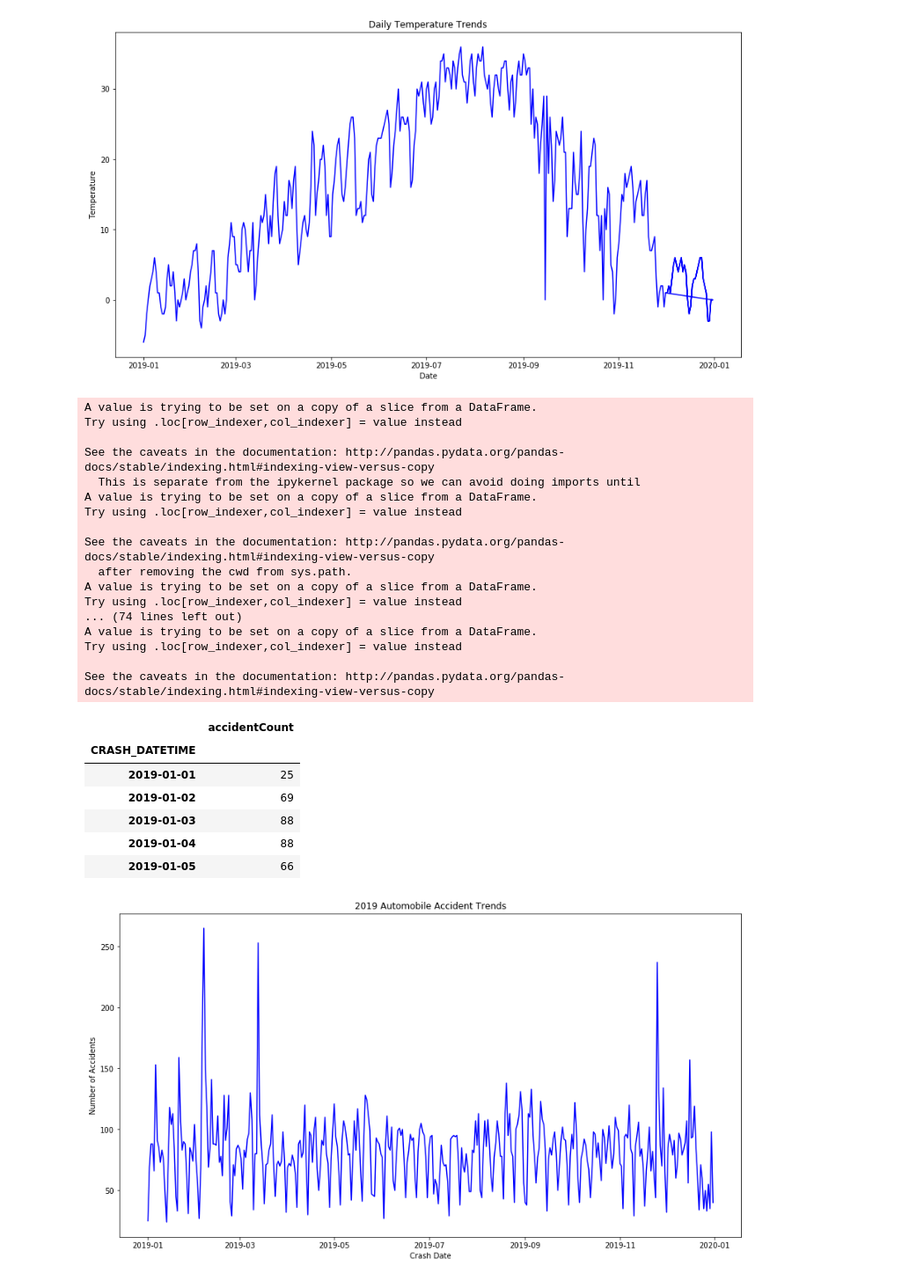
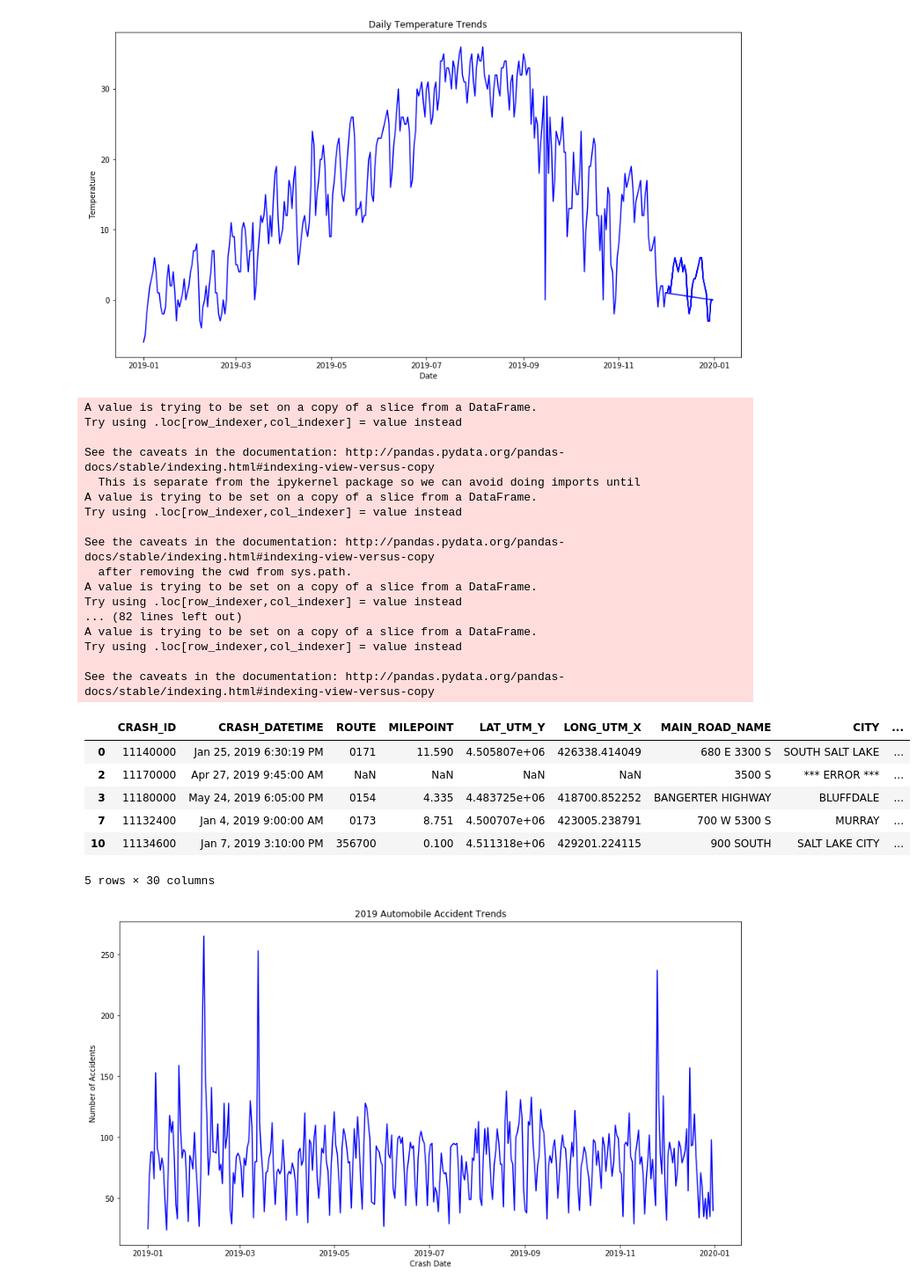
Before and after one commit to ckyle25/dSFinalProject2020, a Jupyter notebook: Automobile Accidents.ipynb, the cells around one changed output. Shown at 88% size. Saved outputs shown, nothing was run; the diff lists cells and outputs as text; code cells hidden in the pictures.

```diff
--- a/Automobile Accidents.ipynb
+++ b/Automobile Accidents.ipynb
@@ -81,42 +84,46 @@ saltLakeAccidents["IMPROPER_RESTRAINT"] = saltLakeAccidents.IMPROPER_RESTRAINT.e
 saltLakeAccidents["UNRESTRAINED"] = saltLakeAccidents.UNRESTRAINED.eq('Y').mul(1)
 saltLakeAccidents["INTERSECTION_RELATED"] = saltLakeAccidents.INTERSECTION_RELATED.eq('Y').mul(1)
 saltLakeAccidents["WILD_ANIMAL_RELATED"] = saltLakeAccidents.WILD_ANIMAL_RELATED.eq('Y').mul(1)
 saltLakeAccidents["DOMESTIC_ANIMAL_RELATED"] = saltLakeAccidents.DOMESTIC_ANIMAL_RELATED.eq('Y').mul(1)
 saltLakeAccidents["OVERTURN_ROLLOVER"] = saltLakeAccidents.OVERTURN_ROLLOVER.eq('Y').mul(1)
 saltLakeAccidents["COMMERCIAL_MOTOR_VEH_INVOLVED"] = saltLakeAccidents.COMMERCIAL_MOTOR_VEH_INVOLVED.eq('Y').mul(1)
 saltLakeAccidents["TEENAGE_DRIVER_INVOLVED"] = saltLakeAccidents.TEENAGE_DRIVER_INVOLVED.eq('Y').mul(1)
 saltLakeAccidents["OLDER_DRIVER_INVOLVED"] = saltLakeAccidents.OLDER_DRIVER_INVOLVED.eq('Y').mul(1)
 saltLakeAccidents["NIGHT_DARK_CONDITION"] = saltLakeAccidents.NIGHT_DARK_CONDITION.eq('Y').mul(1)
 saltLakeAccidents["SINGLE_VEHICLE"] = saltLakeAccidents.SINGLE_VEHICLE.eq('Y').mul(1)
 saltLakeAccidents["DROWSY_DRIVING"] = saltLakeAccidents.DROWSY_DRIVING.eq('Y').mul(1)
 saltLakeAccidents["ROADWAY_DEPARTURE"] = saltLakeAccidents.ROADWAY_DEPARTURE.eq('Y').mul(1)
+saltLakeAccidents["MINOR_ACCIDENT"] = saltLakeAccidents["CRASH_SEVERITY_ID"] <= 2
+saltLakeAccidents["MINOR_ACCIDENT"] = saltLakeAccidents["MINOR_ACCIDENT"].astype(int)
+saltLakeMajorAccidents = saltLakeAccidents.loc[saltLakeAccidents["MINOR_ACCIDENT"] < 1]
 slAccidentsDaily = pd.DataFrame({'accidentCount': saltLakeAccidents.groupby(pd.to_datetime(saltLakeAccidents["CRASH_DATETIME"]).dt.date).size()})
-slAccidentsDaily.head()
+# slAccidentsDaily.head()
+saltLakeAccidents.head()
 # %% [output]
 A value is trying to be set on a copy of a slice from a DataFrame.
 Try using .loc[row_indexer,col_indexer] = value instead
 
 See the caveats in the documentation: http://pandas.pydata.org/pandas-docs/stable/indexing.html#indexing-view-versus-copy
   This is separate from the ipykernel package so we can avoid doing imports until
 A value is trying to be set on a copy of a slice from a DataFrame.
 Try using .loc[row_indexer,col_indexer] = value instead
 
 See the caveats in the documentation: http://pandas.pydata.org/pandas-docs/stable/indexing.html#indexing-view-versus-copy
   after removing the cwd from sys.path.
 A value is trying to be set on a copy of a slice from a DataFrame.
 Try using .loc[row_indexer,col_indexer] = value instead
-... (74 lines left out)
+... (82 lines left out)
 A value is trying to be set on a copy of a slice from a DataFrame.
 Try using .loc[row_indexer,col_indexer] = value instead
 
 See the caveats in the documentation: http://pandas.pydata.org/pandas-docs/stable/indexing.html#indexing-view-versus-copy
-|  | accidentCount |
-| CRASH_DATETIME |  |
-| 2019-01-01 | 25 |
-| 2019-01-02 | 69 |
-| 2019-01-03 | 88 |
-| 2019-01-04 | 88 |
-| 2019-01-05 | 66 |
+|  | CRASH_ID | CRASH_DATETIME | ROUTE | MILEPOINT | LAT_UTM_Y | LONG_UTM_X | MAIN_ROAD_NAME | CITY | ... |
+| 0 | 11140000 | Jan 25, 2019 6:30:19 PM | 0171 | 11.590 | 4.505807e+06 | 426338.414049 | 680 E 3300 S | SOUTH SALT LAKE | ... |
+| 2 | 11170000 | Apr 27, 2019 9:45:00 AM | NaN | NaN | NaN | NaN | 3500 S | *** ERROR *** | ... |
+| 3 | 11180000 | May 24, 2019 6:05:00 PM | 0154 | 4.335 | 4.483725e+06 | 418700.852252 | BANGERTER HIGHWAY | BLUFFDALE | ... |
+| 7 | 11132400 | Jan 4, 2019 9:00:00 AM | 0173 | 8.751 | 4.500707e+06 | 423005.238791 | 700 W 5300 S | MURRAY | ... |
+| 10 | 11134600 | Jan 7, 2019 3:10:00 PM | 356700 | 0.100 | 4.511318e+06 | 429201.224115 | 900 SOUTH | SALT LAKE CITY | ... |
+5 rows × 30 columns
 # %%
 plt.figure(figsize=(15,8))
 plt.plot(slAccidentsDaily,color='blue')
```
Also changed, not shown: parts of 26 cells of this notebook, 2 other files.
